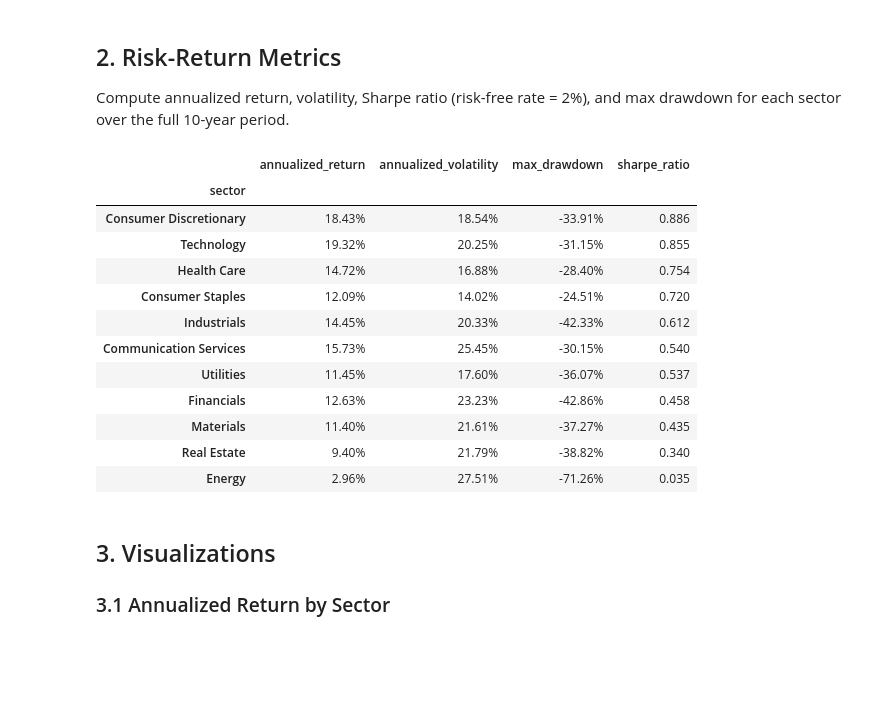
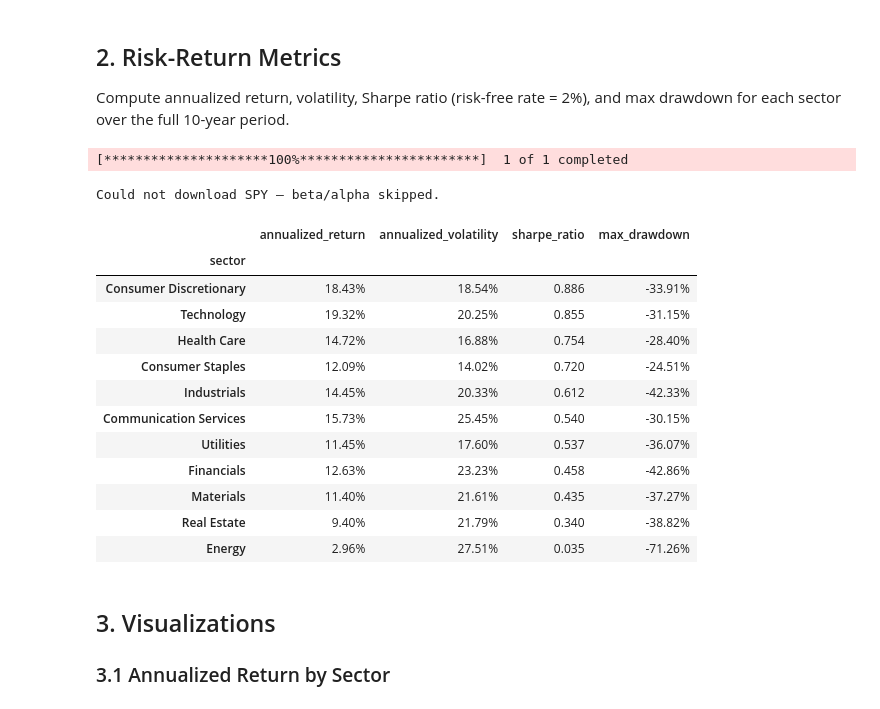
Before and after one commit to IrisXu307/sp500-sector-analysis, a Jupyter notebook: notebooks/analysis.ipynb, the cells around one changed output. Saved outputs shown, nothing was run; the diff lists cells and outputs as text; code cells hidden in the pictures; blank space fills up the shorter version.

```diff
--- a/notebooks/analysis.ipynb
+++ b/notebooks/analysis.ipynb
@@ -62,32 +65,51 @@ Compute annualized return, volatility, Sharpe ratio (risk-free rate = 2%), and m
 # %%
 summary = sector_summary(returns)
 
+# add beta and alpha vs SPY if available
+try:
+    benchmark = download_benchmark()
+    summary = add_benchmark_metrics(summary, returns, benchmark)
+    print('SPY benchmark metrics added (beta, alpha).')
+except Exception:
+    print('Could not download SPY — beta/alpha skipped.')
+
+cols = ['annualized_return', 'annualized_volatility', 'sharpe_ratio', 'max_drawdown']
+if 'beta' in summary.columns:
+    cols += ['beta', 'alpha']
+
+fmt = {
+    'annualized_return': '{:.2%}',
+    'annualized_volatility': '{:.2%}',
+    'sharpe_ratio': '{:.3f}',
+    'max_drawdown': '{:.2%}',
+}
+if 'beta' in summary.columns:
+    fmt['beta'] = '{:.2f}'
+    fmt['alpha'] = '{:.2%}'
+
 (
-    summary.set_index('sector')
+    summary.set_index('sector')[cols]
     .style
-    .format({
-        'annualized_return': '{:.2%}',
-        'annualized_volatility': '{:.2%}',
-        'sharpe_ratio': '{:.3f}',
-        'max_drawdown': '{:.2%}',
-    })
+    .format(fmt)
     .background_gradient(subset=['sharpe_ratio'], cmap='RdYlGn')
     .background_gradient(subset=['max_drawdown'], cmap='RdYlGn_r')
 )
 # %% [output]
+[*********************100%***********************]  1 of 1 completed
+Could not download SPY — beta/alpha skipped.
-|  | annualized_return | annualized_volatility | max_drawdown | sharpe_ratio |
+|  | annualized_return | annualized_volatility | sharpe_ratio | max_drawdown |
 | sector |  |  |  |  |
-| Consumer Discretionary | 18.43% | 18.54% | -33.91% | 0.886 |
-| Technology | 19.32% | 20.25% | -31.15% | 0.855 |
-| Health Care | 14.72% | 16.88% | -28.40% | 0.754 |
-| Consumer Staples | 12.09% | 14.02% | -24.51% | 0.720 |
-| Industrials | 14.45% | 20.33% | -42.33% | 0.612 |
-| Communication Services | 15.73% | 25.45% | -30.15% | 0.540 |
-| Utilities | 11.45% | 17.60% | -36.07% | 0.537 |
-| Financials | 12.63% | 23.23% | -42.86% | 0.458 |
-| Materials | 11.40% | 21.61% | -37.27% | 0.435 |
-| Real Estate | 9.40% | 21.79% | -38.82% | 0.340 |
-| Energy | 2.96% | 27.51% | -71.26% | 0.035 |
+| Consumer Discretionary | 18.43% | 18.54% | 0.886 | -33.91% |
+| Technology | 19.32% | 20.25% | 0.855 | -31.15% |
+| Health Care | 14.72% | 16.88% | 0.754 | -28.40% |
+| Consumer Staples | 12.09% | 14.02% | 0.720 | -24.51% |
+| Industrials | 14.45% | 20.33% | 0.612 | -42.33% |
+| Communication Services | 15.73% | 25.45% | 0.540 | -30.15% |
+| Utilities | 11.45% | 17.60% | 0.537 | -36.07% |
+| Financials | 12.63% | 23.23% | 0.458 | -42.86% |
+| Materials | 11.40% | 21.61% | 0.435 | -37.27% |
+| Real Estate | 9.40% | 21.79% | 0.340 | -38.82% |
+| Energy | 2.96% | 27.51% | 0.035 | -71.26% |
 # %% [markdown]
 ## 3. Visualizations
 
```
Also changed, not shown: parts of 7 cells of this notebook, 7 other files.
